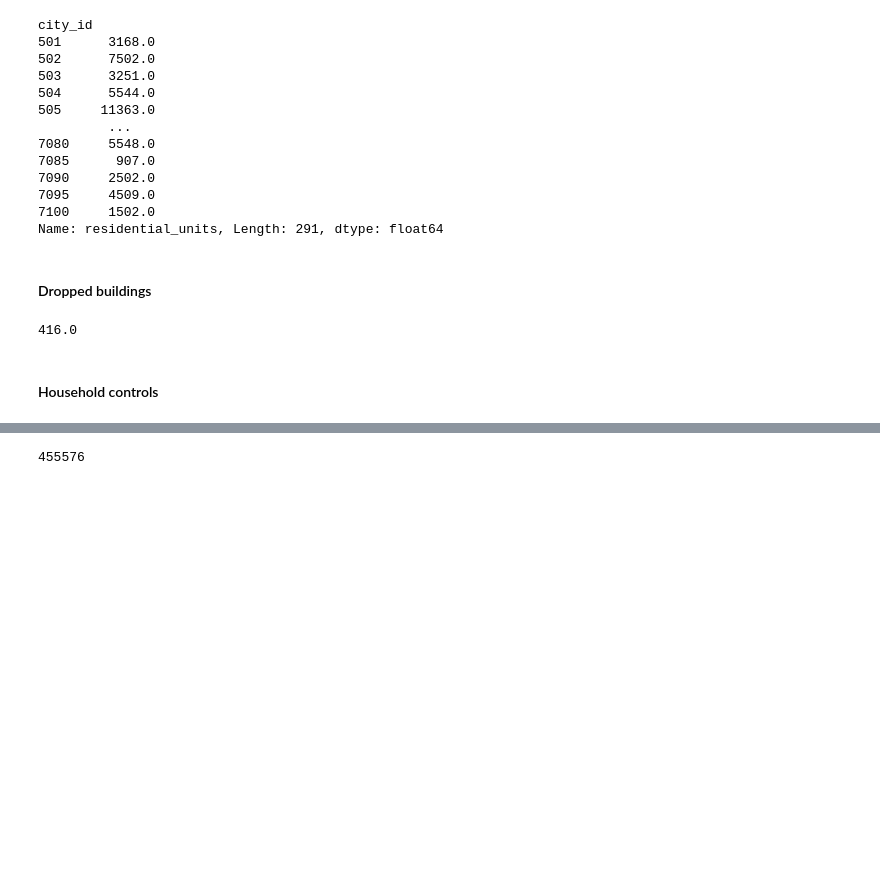
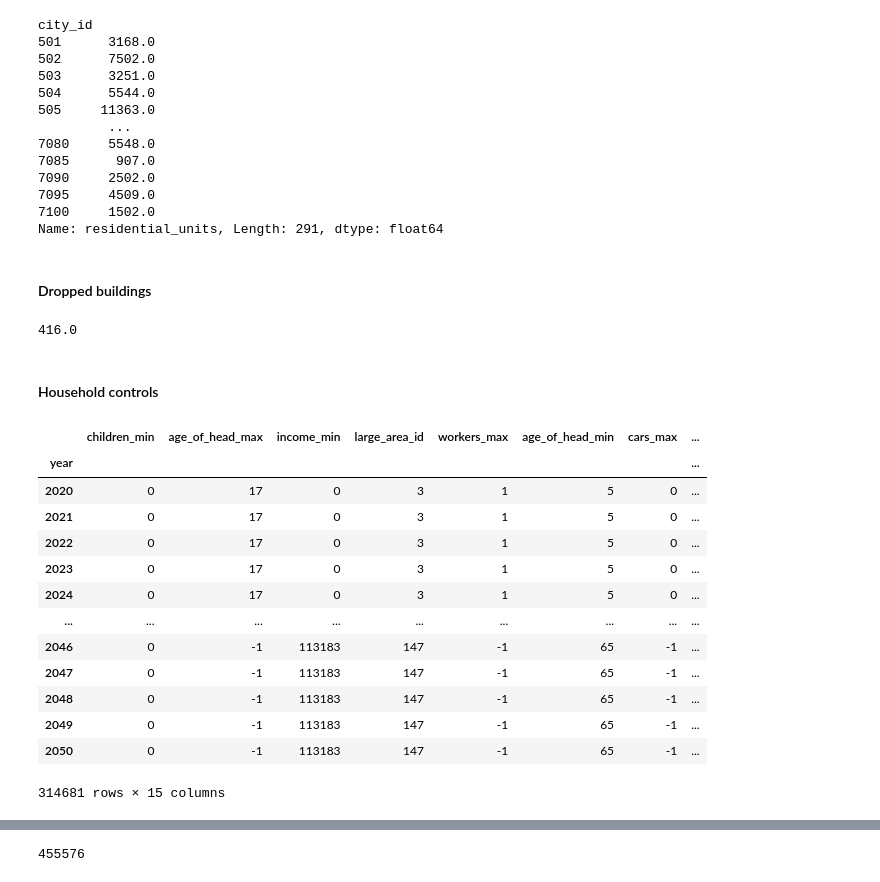
Before and after one commit to SEMCOG/semcog_urbansim, a Jupyter notebook: notebooks/model_analysis/model_output_analysis.ipynb, the cells around one changed output, grey strips where cells are left out. Saved outputs shown, nothing was run; the diff lists cells and outputs as text; code cells hidden in the pictures; blank space fills up the shorter version.

```diff
--- a/notebooks/model_analysis/model_output_analysis.ipynb
+++ b/notebooks/model_analysis/model_output_analysis.ipynb
@@ -100,7 +100,7 @@ def filter_table(table, filter_series, ignore=None):
 
 	return apply_filter_query(table, filters)
 run_folder = "/home/da/semcog_urbansim/runs"
-run_num = "run347"
+run_num = "run1008"
 hdf = pd.HDFStore(os.path.join(run_folder, '%s.h5'%run_num), 'r')
 # %% [markdown]
 ### GQ
@@ -230,3 +230,20 @@ region_ct = hdf['/base/annual_household_control_totals']
 region_hh = hdf["/2050/households"]
 region_p = hdf["/2050/persons"]
 region_target = pd.read_csv('/home/da/share/urbansim/RDF2050/model_inputs/base_tables/remi_pop_total.csv', index_col='large_area_id')
+# %%
+region_ct
+# %% [output]
+|  | children_min | age_of_head_max | income_min | large_area_id | workers_max | age_of_head_min | cars_max | ... |
+| year |  |  |  |  |  |  |  | ... |
+| 2020 | 0 | 17 | 0 | 3 | 1 | 5 | 0 | ... |
+| 2021 | 0 | 17 | 0 | 3 | 1 | 5 | 0 | ... |
+| 2022 | 0 | 17 | 0 | 3 | 1 | 5 | 0 | ... |
+| 2023 | 0 | 17 | 0 | 3 | 1 | 5 | 0 | ... |
+| 2024 | 0 | 17 | 0 | 3 | 1 | 5 | 0 | ... |
+| ... | ... | ... | ... | ... | ... | ... | ... | ... |
+| 2046 | 0 | -1 | 113183 | 147 | -1 | 65 | -1 | ... |
+| 2047 | 0 | -1 | 113183 | 147 | -1 | 65 | -1 | ... |
+| 2048 | 0 | -1 | 113183 | 147 | -1 | 65 | -1 | ... |
+| 2049 | 0 | -1 | 113183 | 147 | -1 | 65 | -1 | ... |
+| 2050 | 0 | -1 | 113183 | 147 | -1 | 65 | -1 | ... |
+314681 rows × 15 columns
```
Also changed, not shown: parts of 5 cells of this notebook, 5 other files.
